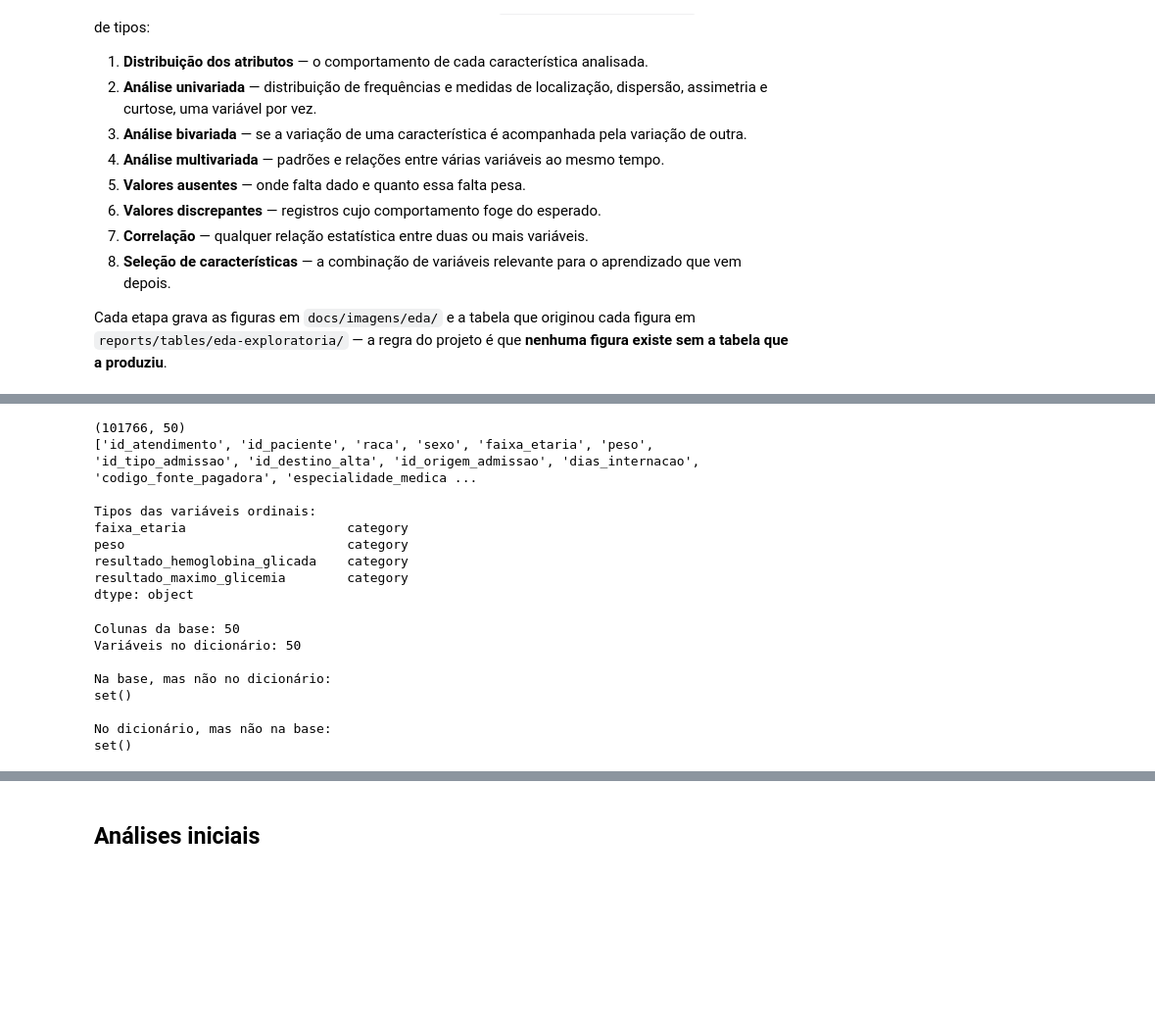
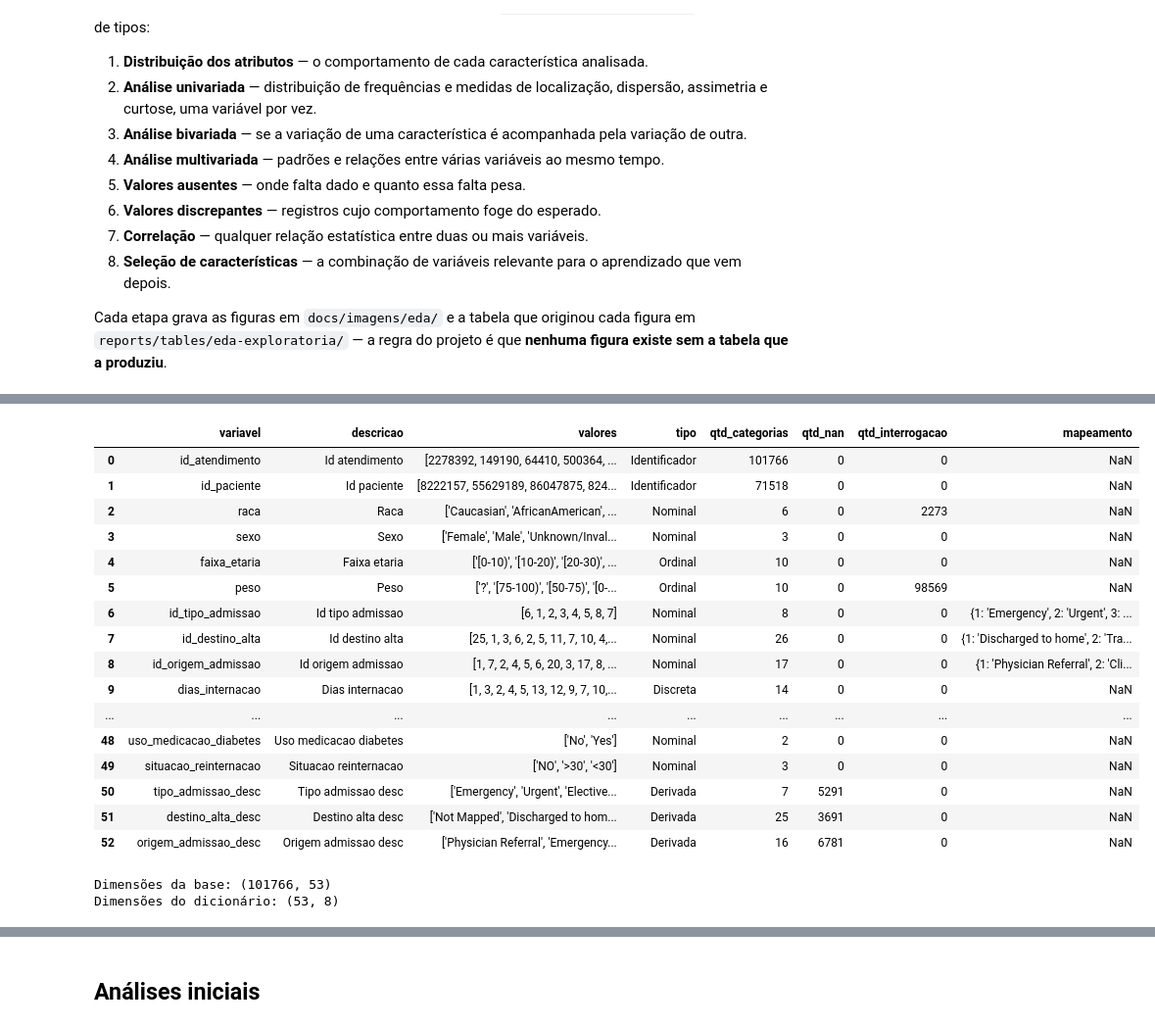
Before and after one commit to jose-alves-fn/T13-GRUPO-SAUDE-HOSP-TECH, a Jupyter notebook: notebooks/01-analise-exploratoria.ipynb, the cells around one changed output, grey strips where cells are left out. Shown at 98% size. Drawn from its saved outputs; the diff is of its cells as text; code cells hidden in the pictures; blank space fills up the shorter version.

```diff
--- a/notebooks/01-analise-exploratoria.ipynb
+++ b/notebooks/01-analise-exploratoria.ipynb
@@ -213,55 +288,26 @@ MAPEAMENTOS = {
 # %%
-# Carregando base de dados
-dados = pd.read_csv('../data/raw/diabetic_data.csv')
-
-# Renomeando as colunas para português
-dados.rename(columns=renomear_colunas, inplace=True)
-
-# Carregando dicionário dos dados
-dicionario = pd.read_csv('../data/processed/dicionario.csv', sep=';')
-
-# Carregando escalas
-escalas = carregar_escalas(
-    caminho='../data/processed/escala.csv'
-)
-
-# Aplicando escalas
-dados = aplicar_escalas(dados, escalas)
+dicionario
+# %% [output]
+|  | variavel | descricao | valores | tipo | qtd_categorias | qtd_nan | qtd_interrogacao | mapeamento |
+| 0 | id_atendimento | Id atendimento | [2278392, 149190, 64410, 500364, ... | Identificador | 101766 | 0 | 0 | NaN |
+| 1 | id_paciente | Id paciente | [8222157, 55629189, 86047875, 824... | Identificador | 71518 | 0 | 0 | NaN |
+| 2 | raca | Raca | ['Caucasian', 'AfricanAmerican', ... | Nominal | 6 | 0 | 2273 | NaN |
+| 3 | sexo | Sexo | ['Female', 'Male', 'Unknown/Inval... | Nominal | 3 | 0 | 0 | NaN |
+| 4 | faixa_etaria | Faixa etaria | ['[0-10)', '[10-20)', '[20-30)', ... | Ordinal | 10 | 0 | 0 | NaN |
+| 5 | peso | Peso | ['?', '[75-100)', '[50-75)', '[0-... | Ordinal | 10 | 0 | 98569 | NaN |
+| 6 | id_tipo_admissao | Id tipo admissao | [6, 1, 2, 3, 4, 5, 8, 7] | Nominal | 8 | 0 | 0 | {1: 'Emergency', 2: 'Urgent', 3: ... |
+| 7 | id_destino_alta | Id destino alta | [25, 1, 3, 6, 2, 5, 11, 7, 10, 4,... | Nominal | 26 | 0 | 0 | {1: 'Discharged to home', 2: 'Tra... |
+| 8 | id_origem_admissao | Id origem admissao | [1, 7, 2, 4, 5, 6, 20, 3, 17, 8, ... | Nominal | 17 | 0 | 0 | {1: 'Physician Referral', 2: 'Cli... |
+| 9 | dias_internacao | Dias internacao | [1, 3, 2, 4, 5, 13, 12, 9, 7, 10,... | Discreta | 14 | 0 | 0 | NaN |
+| ... | ... | ... | ... | ... | ... | ... | ... | ... |
+| 48 | uso_medicacao_diabetes | Uso medicacao diabetes | ['No', 'Yes'] | Nominal | 2 | 0 | 0 | NaN |
+| 49 | situacao_reinternacao | Situacao reinternacao | ['NO', '>30', '<30'] | Nominal | 3 | 0 | 0 | NaN |
+| 50 | tipo_admissao_desc | Tipo admissao desc | ['Emergency', 'Urgent', 'Elective... | Derivada | 7 | 5291 | 0 | NaN |
+| 51 | destino_alta_desc | Destino alta desc | ['Not Mapped', 'Discharged to hom... | Derivada | 25 | 3691 | 0 | NaN |
+| 52 | origem_admissao_desc | Origem admissao desc | ['Physician Referral', 'Emergency... | Derivada | 16 | 6781 | 0 | NaN |
 # %%
-print(dados.shape)
-print(dados.columns.tolist())
-
-print('\nTipos das variáveis ordinais:')
-print(dados[list(escalas.keys())].dtypes)
+print(f'Dimensões da base: {dados.shape}')
+print(f'Dimensões do dicionário: {dicionario.shape}')
 # %% [output]
-(101766, 50)
-['id_atendimento', 'id_paciente', 'raca', 'sexo', 'faixa_etaria', 'peso', 'id_tipo_admissao', 'id_destino_alta', 'id_origem_admissao', 'dias_internacao', 'codigo_fonte_pagadora', 'especialidade_medica ...
-
-Tipos das variáveis ordinais:
-faixa_etaria                     category
-peso                             category
-resultado_hemoglobina_glicada    category
-resultado_maximo_glicemia        category
-dtype: object
+Dimensões da base: (101766, 53)
+Dimensões do dicionário: (53, 8)
-# %%
-# Mantive todas as 50 variaveis, apesar de 47 serem as possiveis de usar para um projeto não supervisionado.
-# Motivo: podemos ter de usar alguma para decisao metodológica do projeto como pegar pacientes únicos e não atendimentos.
-print('Colunas da base:', len(dados.columns))
-print('Variáveis no dicionário:', len(dicionario))
-
-# Variáveis da base que não aparecem no dicionário
-print('\nNa base, mas não no dicionário:')
-print(set(dados.columns) - set(dicionario['variavel']))
-
-# Variáveis do dicionário que não aparecem na base
-print('\nNo dicionário, mas não na base:')
-print(set(dicionario['variavel']) - set(dados.columns))
-# %% [output]
-Colunas da base: 50
-Variáveis no dicionário: 50
-
-Na base, mas não no dicionário:
-set()
-
-No dicionário, mas não na base:
-set()
```
Also changed, not shown: parts of 22 cells of this notebook, 37 other files.
